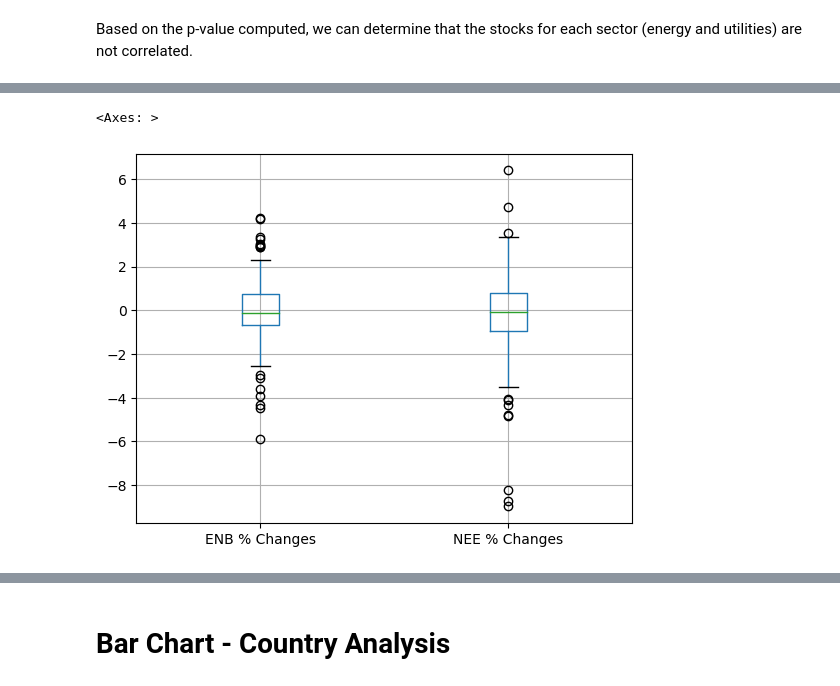
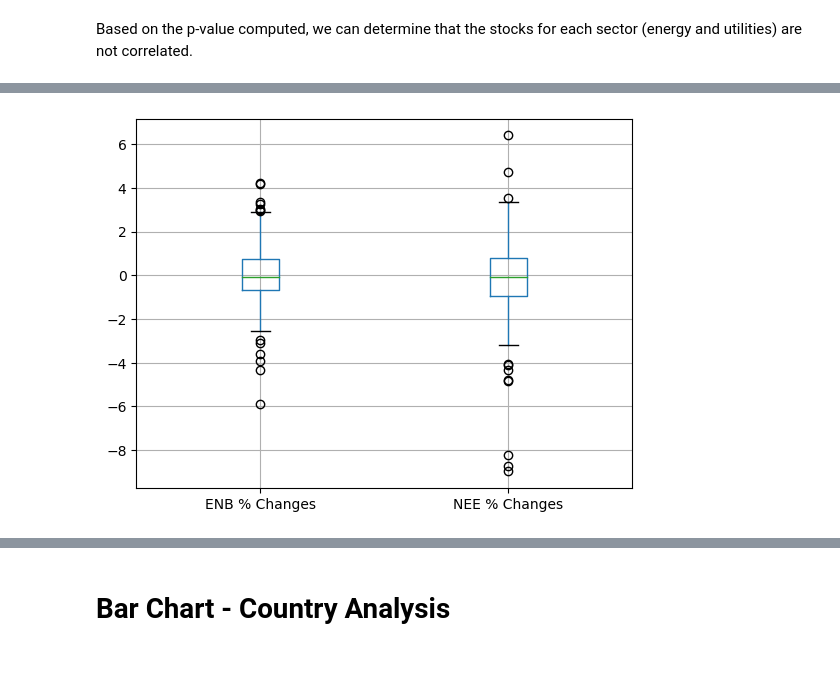
Before and after one commit to Glowary/project_1, a Jupyter notebook: Stock project.ipynb, the cells around one changed output, grey strips where cells are left out. Drawn from its saved outputs; the diff is of its cells as text; code cells hidden in the pictures.

Commit message:
save figures

```diff
--- a/Stock project.ipynb
+++ b/Stock project.ipynb
@@ -291,9 +294,9 @@ stat_pct_changes_df
 250 rows × 3 columns
 # %%
-stat_pct_changes_df.boxplot()
+percentage_changes_box_whisker = stat_pct_changes_df.boxplot()
+plt.savefig('./output_files/percentage_changes_box_whisker.png')
 # %% [output]
-<Axes: >
-[figure, old version]
+[figure, new version]
 # %%
 plt.hist(stat_pct_changes_df['ENB % Changes'], alpha=0.5, bins=30)
 plt.hist(stat_pct_changes_df['NEE % Changes'], alpha=0.5, bins=30)
```
Also changed, not shown: parts of 17 cells of this notebook, 10 other files.
